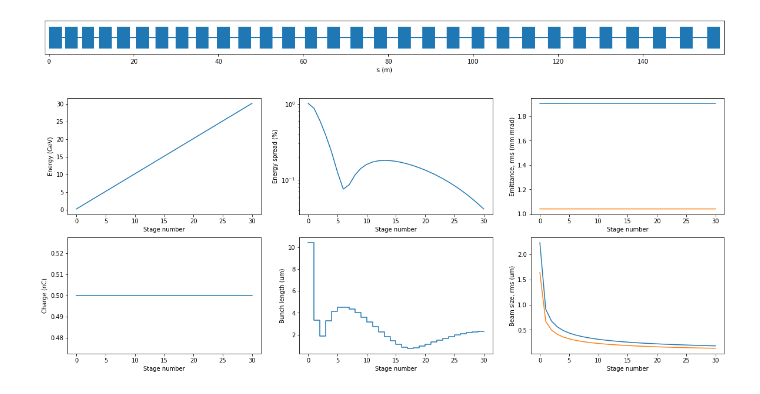
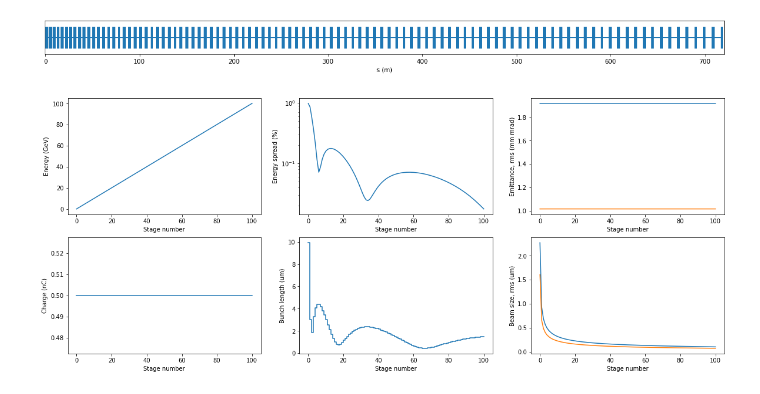
Before and after one commit to abel-framework/ABEL, a Jupyter notebook: example/main.ipynb, the cells around one changed output. Cells and saved outputs as stored; diff of their text form; code cells hidden in the pictures.

```diff
--- a/example/main.ipynb
+++ b/example/main.ipynb
@@ -1,40 +1,42 @@
 # %%
 import sys
-sys.path.append('/Users/calind/UiO/python/OPAL')
-from src import *
+sys.path.append('../')
+
+from opal import SourceBasic, StageBasic, InterstageBasic, Linac
+import numpy as np
 
 # define beam
 source = SourceBasic()
 source.L = 0.1 # [m]
 source.Q = 0.5e-9 # [C]
 source.E = 0.2e9 # [eV]
 source.sigE = 0.01*source.E # [eV]
 source.sigz = 10e-6 # [m]
 source.emitnx = 2e-6 # [m rad]
 source.emitny = 1e-6 # [m rad]
 source.betax = 1e-3 # [m]
 source.betay = source.betax
 
 # define stage
 stage = StageBasic()
 stage.L = 3 # [m]
 stage.deltaE = 1e9 # [eV]
 stage.chirp = 1e12 # [ev/m]
 
 # define interstage
 interstage = InterstageBasic()
 interstage.R56 = lambda E: 3e-4 * np.sqrt(10e9/E) # [m(eV)]
 interstage.L = lambda E: 2 * np.sqrt(E/10e9) # [m(eV)]
 
 # define linac
-linac = Linac(source = source, stage = stage, interstage = interstage, Nstages = 30)
+linac = Linac(source = source, stage = stage, interstage = interstage, Nstages = 100)
 
 # track particles
 linac.track()
 
 # plot survery and beam evolution
 linac.plotSurvey()
 linac.plotBeamEvolution()
 # %% [output]
-[figure, old version]
+[figure, new version]
-[figure, old version]
+[figure, new version]
```
Also changed, not shown: parts of 1 cell of this notebook, 30 other files.
